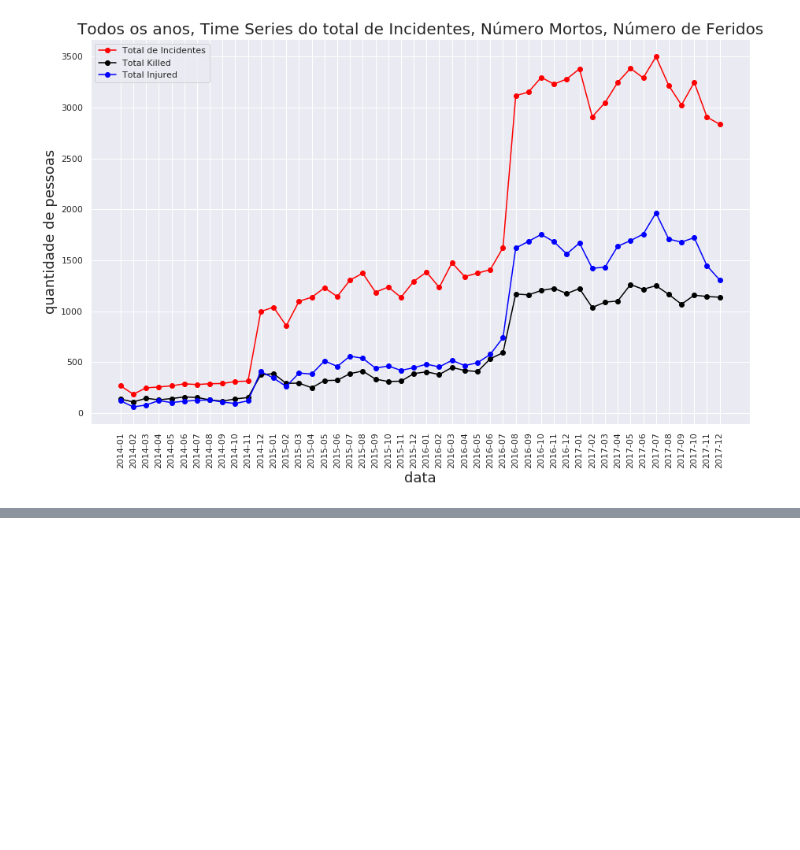
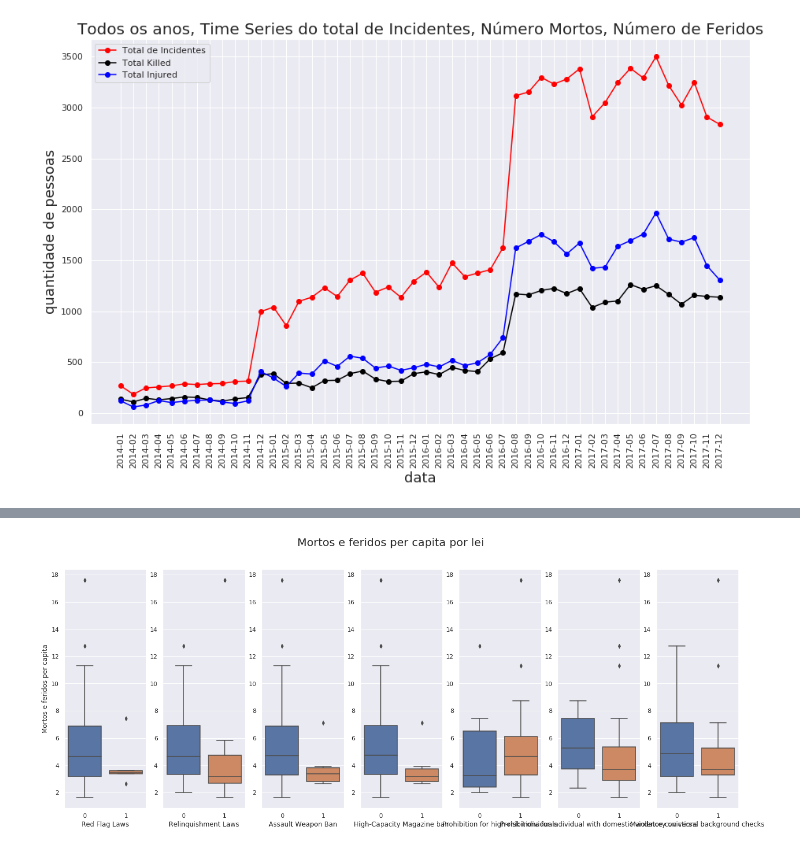
Before and after one commit to PedroPrisxzma/DataScience-Project, a Jupyter notebook: notebooks/Exploratory_Analysis.ipynb, the cells around one changed output, grey strips where cells are left out. Cells and saved outputs as stored; diff of their text form; code cells hidden in the pictures; blank space fills up the shorter version.

```diff
--- a/notebooks/Exploratory_Analysis.ipynb
+++ b/notebooks/Exploratory_Analysis.ipynb
@@ -339,0 +330,16 @@ plt.show()
+# %%
+fig = plt.figure(figsize=(22, 8))
+fig.subplots_adjust(hspace=0.8, wspace=0.2)
+fig.suptitle('Mortos e feridos per capita por lei', fontsize=20)
+
+for index, law in enumerate(laws):
+    fig.add_subplot(1,7,index+1)
+    sns.boxplot(x=law, y='total_killed_injured', data=gun_laws_incidents)
+    if index == 0:
+        plt.ylabel('Mortos e feridos per capita')
+    else:
+        plt.ylabel('')
+
+plt.show()
+# %% [output]
+[figure, added]
```
Also changed, not shown: parts of 27 cells of this notebook.
